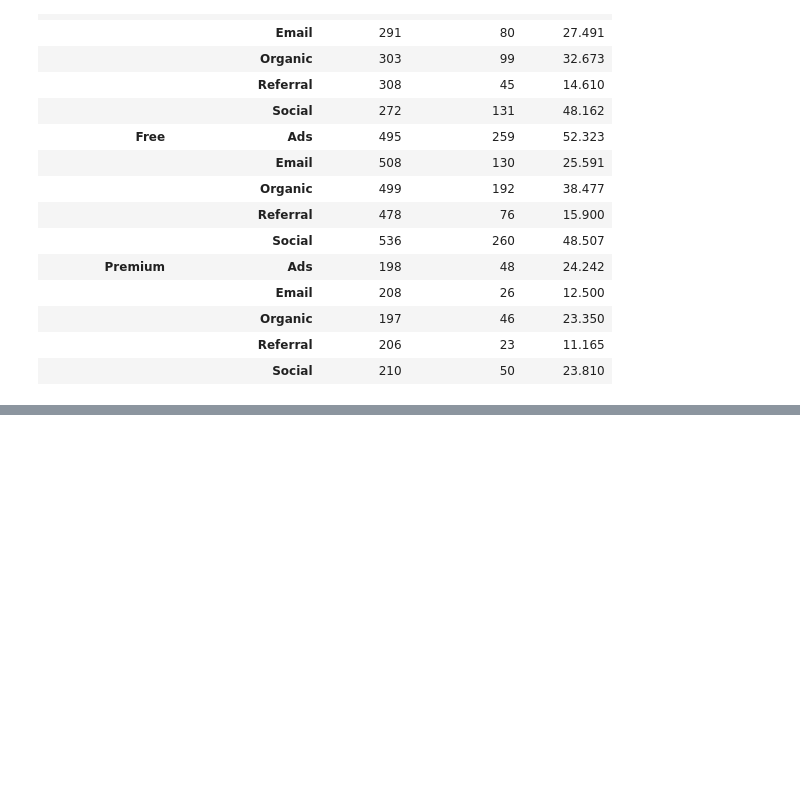
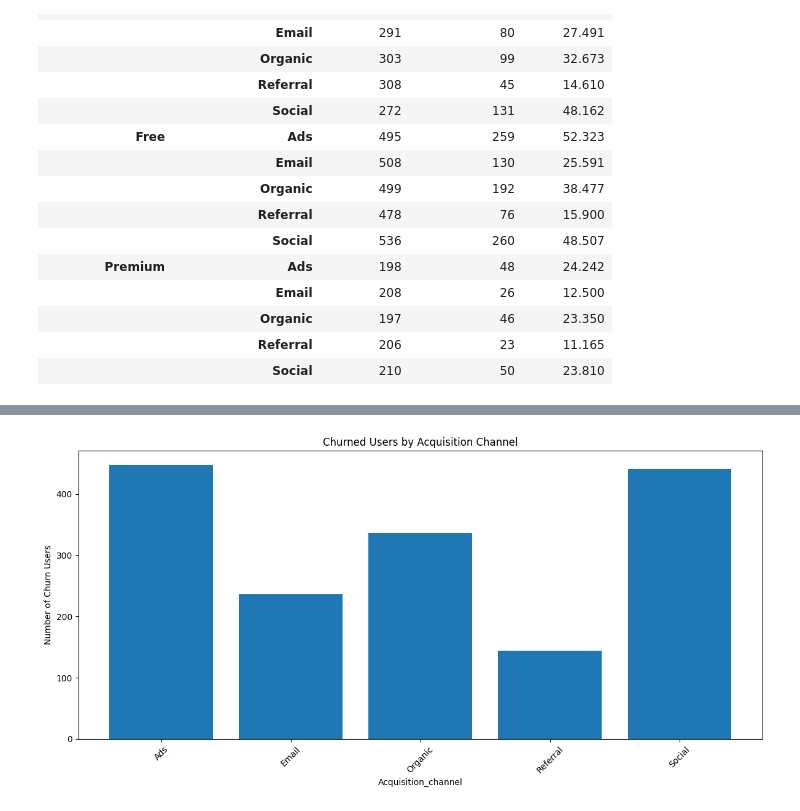
Before and after one commit to PriyaKotera16/User-Retention-Cohort-Analysis, a Jupyter notebook: User_Retention_Cohort_Analysis.ipynb, the cells around one changed output, grey strips where cells are left out. Cells and saved outputs as stored; diff of their text form; code cells hidden in the pictures; blank space fills up the shorter version.

```diff
--- a/User_Retention_Cohort_Analysis.ipynb
+++ b/User_Retention_Cohort_Analysis.ipynb
@@ -1416,0 +1457,17 @@ subscription_channel_matrix
+# %%
+plt.figure(figsize=(12, 6))
+
+plt.bar(
+    churned_users_channel.index.astype(str),
+    churned_users_channel.values
+)
+
+plt.title("Churned Users by Acquisition Channel")
+plt.xlabel("Acquisition_channel")
+plt.ylabel("Number of Churn Users")
+plt.xticks(rotation=45)
+
+plt.tight_layout()
+plt.show()
+# %% [output]
+[figure, added]
```
Also changed, not shown: parts of 14 cells of this notebook.
